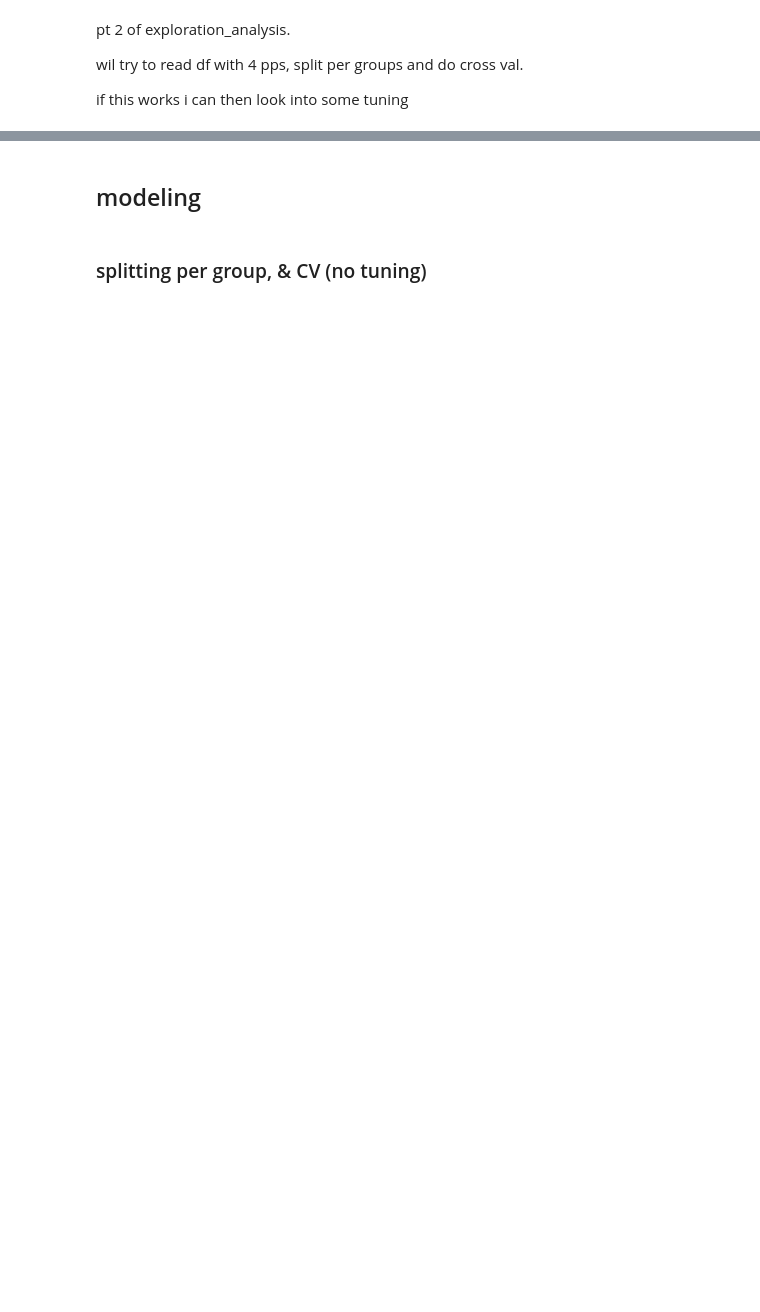
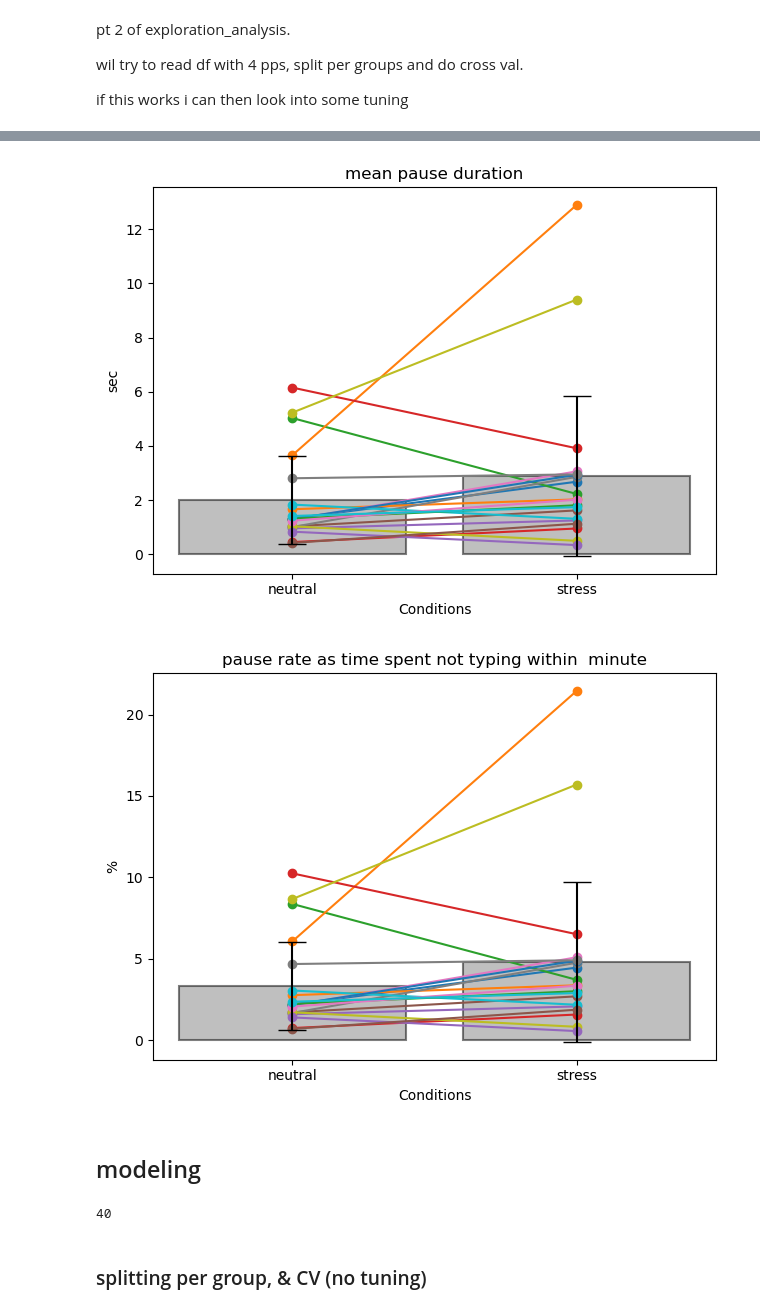
Before and after one commit to lefkothea1/thesis, a Jupyter notebook: classification.ipynb, the cells around one changed output, grey strips where cells are left out. Saved outputs shown, nothing was run; the diff lists cells and outputs as text; code cells hidden in the pictures; blank space fills up the shorter version.

```diff
--- a/classification.ipynb
+++ b/classification.ipynb
@@ -57,0 +87,30 @@ feature_cols = num_cols
+# %%
+def plot_mean_bar_indiv_lines(cond1_array, cond2_array, title, ylabel):
+    for i in range(len(cond1_array)):
+        plt.plot([0,1], [cond1_array[i], cond2_array[i]], 'o-', label=('pp_idx_'+str(i)))
+
+    # Add the mean values to the plot as bars, with stdev as error
+    error = [np.std(cond1_array), np.std(cond2_array)]
+    plt.bar([0, 1], [np.nanmean(cond1_array), np.nanmean(cond2_array)], yerr=error, color='gray', alpha=0.5, edgecolor='black', linewidth=1.5, capsize=10)
+
+    # Add labels and title
+    plt.xlabel('Conditions')
+    plt.xticks(ticks=[0,1], labels=['neutral','stress'])
+    plt.ylabel(ylabel)
+    plt.title(title)
+
+    # Add legend and show the plot
+    # plt.legend()
+    plt.tight_layout()
+    plt.show()
+
+# plot_mean_bar_indiv_lines(np.array(df.loc[df['condition']=='N'].groupby('pp_id')['pause_dur'].mean()),\
+#                 np.array(df.loc[df['condition']=='S'].groupby('pp_id')['pause_dur'].mean()) , \
+#             title='mean pause duration' , ylabel = 'sec')
+
+# plot_mean_bar_indiv_lines(np.array(df.loc[df['condition']=='N'].groupby('pp_id')['pause_rate'].mean()),\
+#             np.array(df.loc[df['condition']=='S'].groupby('pp_id')['pause_rate'].mean()),\
+#             title = 'pause rate as time spent not typing within  minute', ylabel='%' )
+# %% [output]
+[figure, added]
+[figure, added]
@@ -68,6 +129,11 @@ from sklearn.dummy import DummyClassifier
 from sklearn.neighbors import KNeighborsClassifier
 from sklearn.tree import DecisionTreeClassifier
 from sklearn.ensemble import RandomForestClassifier
+# %%
+len(num_cols)
+# len(feature_cols)
+# %% [output]
+40
 # %% [markdown]
 ### splitting per group, & CV (no tuning)
 # %%
```
Also changed, not shown: parts of 28 cells of this notebook.
